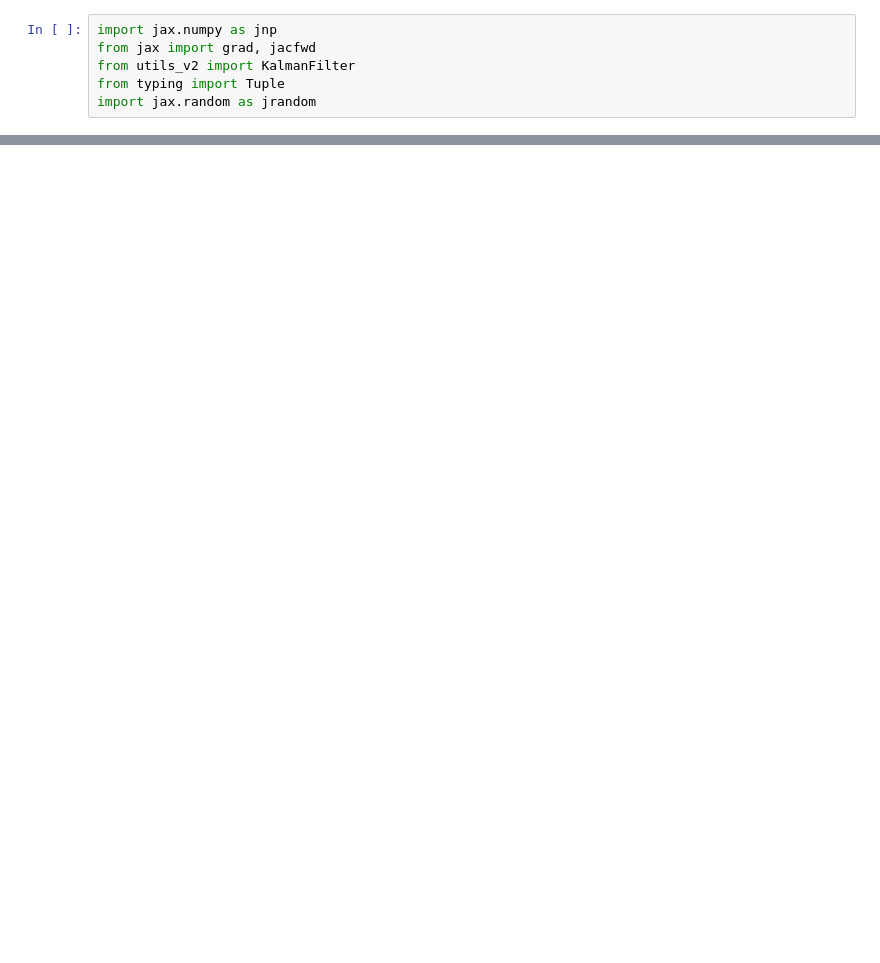
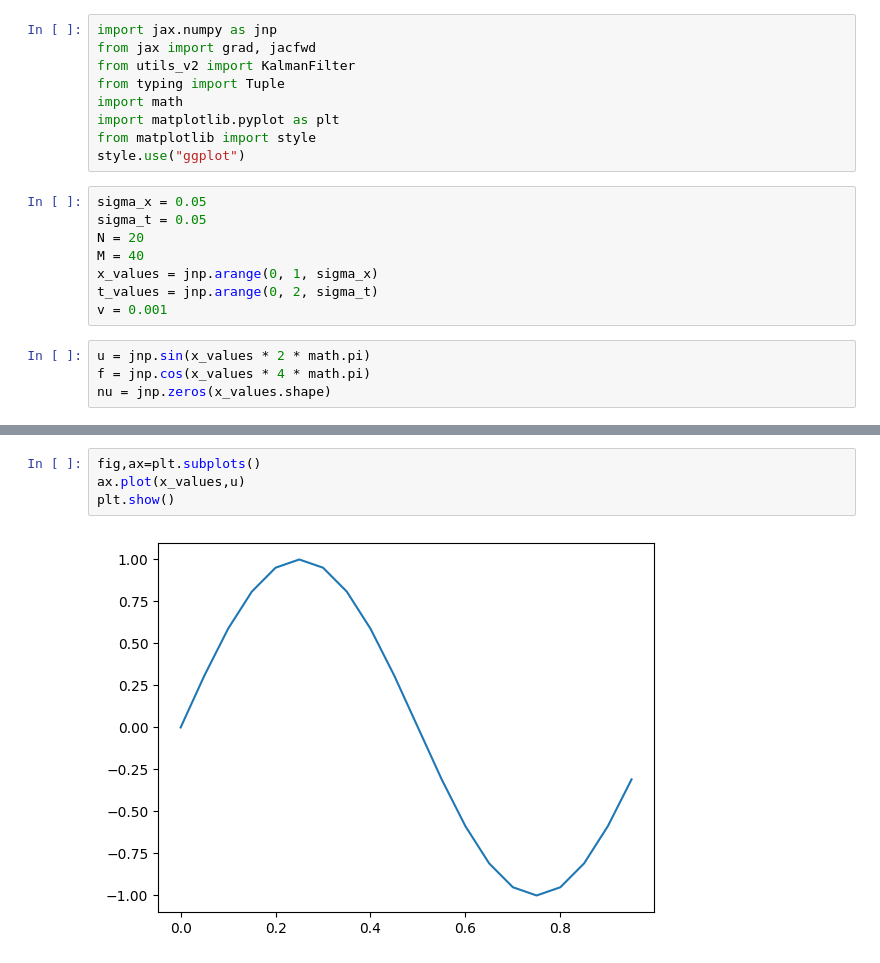
Before and after one commit to Safoueenmarcoo/Notebooks, a Jupyter notebook: extended_KF.ipynb, the cells around one changed output, grey strips where cells are left out. Saved outputs shown, nothing was run; the diff lists cells and outputs as text; blank space fills up the shorter version.

```diff
--- a/extended_KF.ipynb
+++ b/extended_KF.ipynb
@@ -3,4 +3,19 @@ import jax.numpy as jnp
 from jax import grad, jacfwd
 from utils_v2 import KalmanFilter
 from typing import Tuple
-import jax.random as jrandom
+import math
+import matplotlib.pyplot as plt
+from matplotlib import style
+style.use("ggplot")
+# %%
+sigma_x = 0.05
+sigma_t = 0.05
+N = 20
+M = 40
+x_values = jnp.arange(0, 1, sigma_x)
+t_values = jnp.arange(0, 2, sigma_t)
+v = 0.001
+# %%
+u = jnp.sin(x_values * 2 * math.pi)
+f = jnp.cos(x_values * 4 * math.pi)
+nu = jnp.zeros(x_values.shape)
@@ -200,0 +369,6 @@ TypeError: Gradient only defined for scalar-output functions. Output had shape:
+# %%
+fig,ax=plt.subplots()
+ax.plot(x_values,u)
+plt.show()
+# %% [output]
+[figure, added]
```
Also changed, not shown: parts of 23 cells of this notebook, 1 other file.
